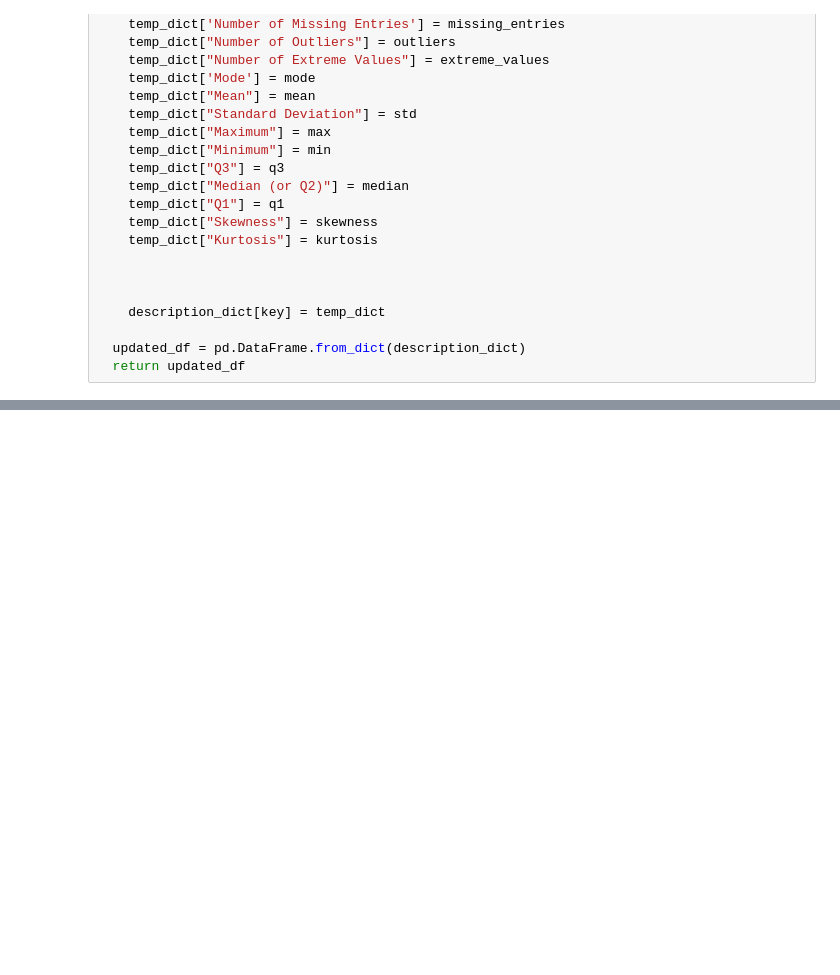
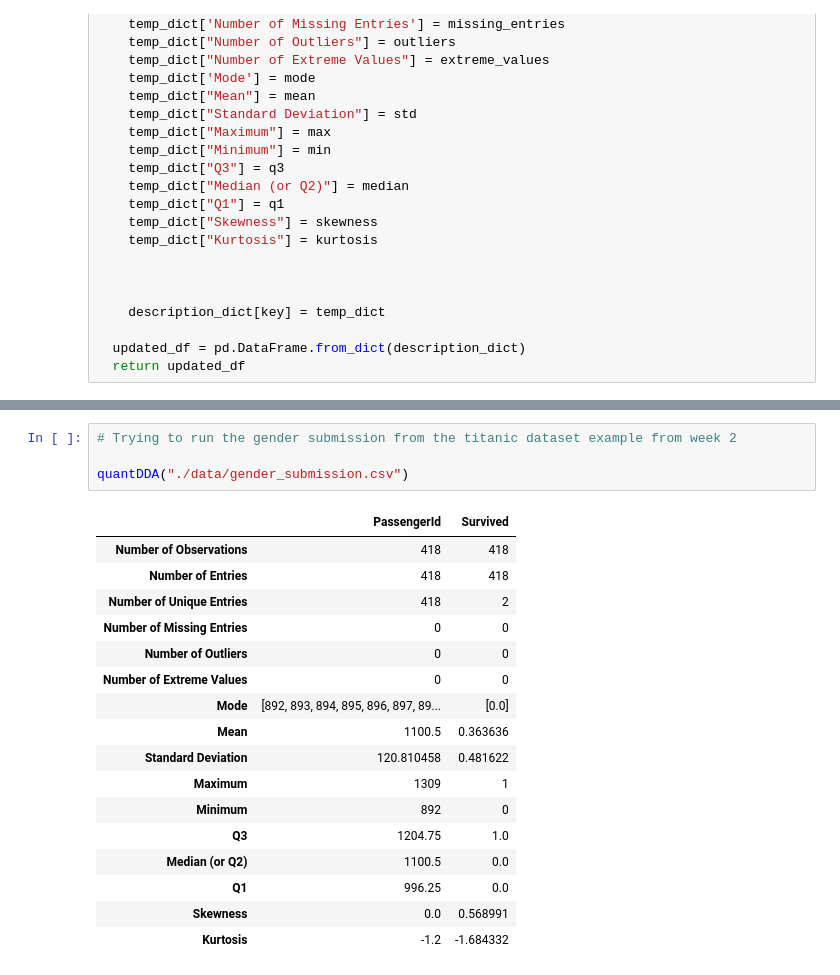
Before and after one commit to AliZ786/COMP-333, a Jupyter notebook: Assignments/Assignment2/LabAssignment2.ipynb, the cells around one changed output, grey strips where cells are left out. Drawn from its saved outputs; the diff is of its cells as text; blank space fills up the shorter version.

Commit message:
Added examples

```diff
--- a/Assignments/Assignment2/LabAssignment2.ipynb
+++ b/Assignments/Assignment2/LabAssignment2.ipynb
@@ -91,0 +110,22 @@ quantDDA("./data/tips.csv")
+# %%
+# Trying to run the gender submission from the titanic dataset example from week 2
+
+quantDDA("./data/gender_submission.csv")
+# %% [output]
+|  | PassengerId | Survived |
+| Number of Observations | 418 | 418 |
+| Number of Entries | 418 | 418 |
+| Number of Unique Entries | 418 | 2 |
+| Number of Missing Entries | 0 | 0 |
+| Number of Outliers | 0 | 0 |
+| Number of Extreme Values | 0 | 0 |
+| Mode | [892, 893, 894, 895, 896, 897, 89... | [0.0] |
+| Mean | 1100.5 | 0.363636 |
+| Standard Deviation | 120.810458 | 0.481622 |
+| Maximum | 1309 | 1 |
+| Minimum | 892 | 0 |
+| Q3 | 1204.75 | 1.0 |
+| Median (or Q2) | 1100.5 | 0.0 |
+| Q1 | 996.25 | 0.0 |
+| Skewness | 0.0 | 0.568991 |
+| Kurtosis | -1.2 | -1.684332 |
```
Also changed, not shown: parts of 4 cells of this notebook.
